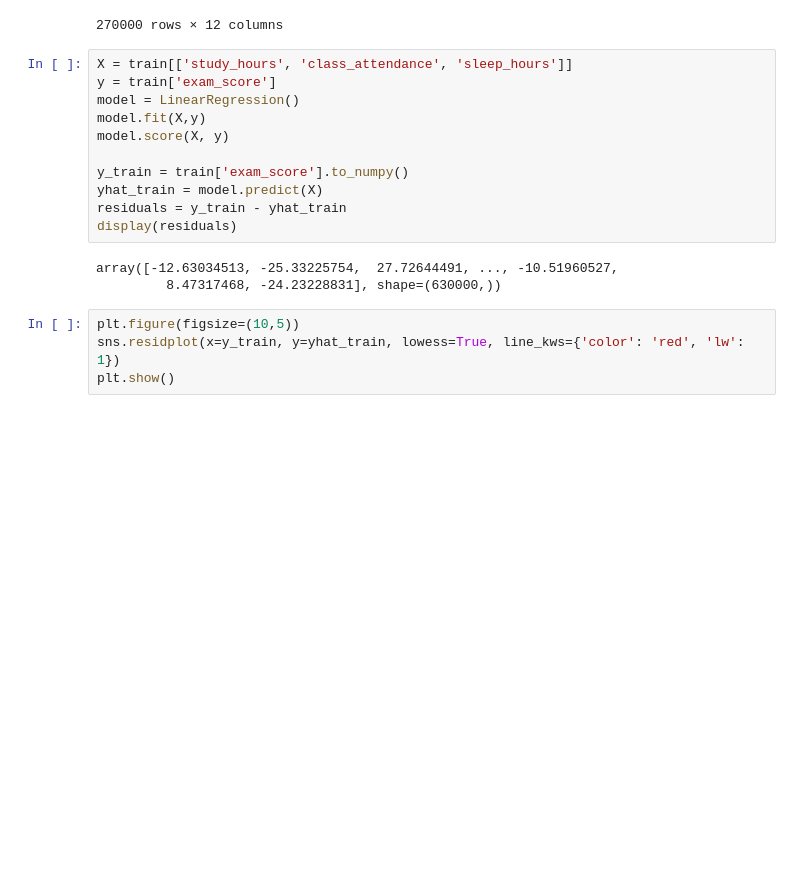
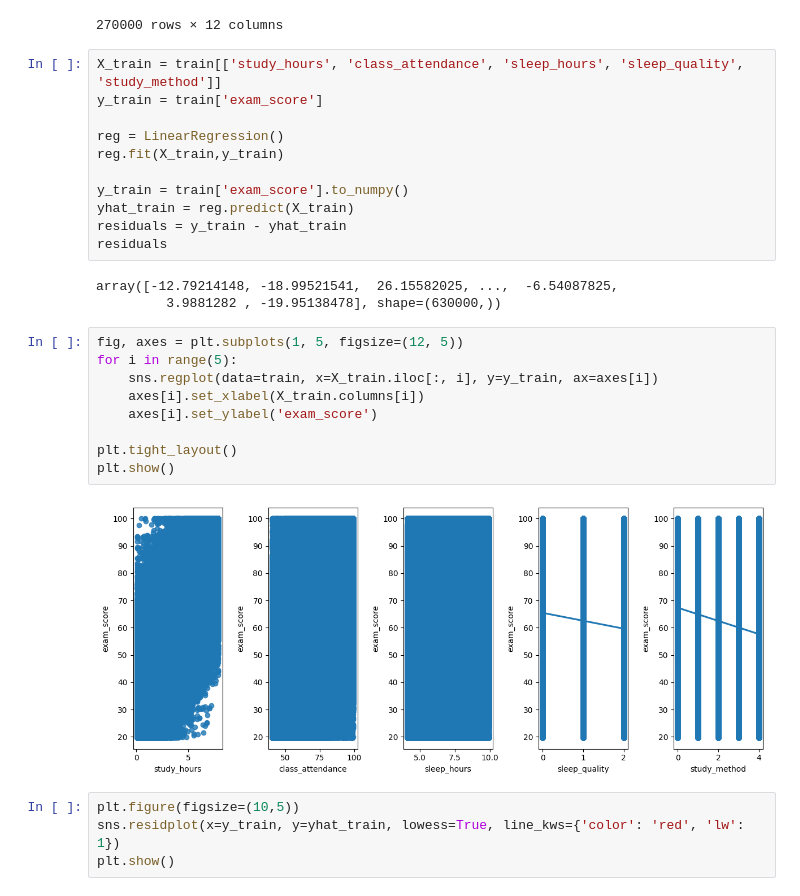
Before and after one commit to DanWanschitz/projects, a Jupyter notebook: predicting_student_scores.ipynb, the cells around one changed output. Drawn from its saved outputs; the diff is of its cells as text; blank space fills up the shorter version.

```diff
--- a/predicting_student_scores.ipynb
+++ b/predicting_student_scores.ipynb
@@ -143,19 +145,30 @@ test
 | 269999 | 899999 | 20 | 0 | 0 | 5.86 | 59.7 | 1 | 8.9 | ... |
 270000 rows × 12 columns
 # %%
-X = train[['study_hours', 'class_attendance', 'sleep_hours']]
-y = train['exam_score']
-model = LinearRegression()
-model.fit(X,y)
-model.score(X, y)
+X_train = train[['study_hours', 'class_attendance', 'sleep_hours', 'sleep_quality', 'study_method']]
+y_train = train['exam_score']
+
+reg = LinearRegression()
+reg.fit(X_train,y_train)
 
 y_train = train['exam_score'].to_numpy()
-yhat_train = model.predict(X)
+yhat_train = reg.predict(X_train)
 residuals = y_train - yhat_train
-display(residuals)
+residuals
 # %% [output]
-array([-12.63034513, -25.33225754,  27.72644491, ..., -10.51960527,
-         8.47317468, -24.23228831], shape=(630000,))
+array([-12.79214148, -18.99521541,  26.15582025, ...,  -6.54087825,
+         3.9881282 , -19.95138478], shape=(630000,))
+# %%
+fig, axes = plt.subplots(1, 5, figsize=(12, 5))
+for i in range(5):
+    sns.regplot(data=train, x=X_train.iloc[:, i], y=y_train, ax=axes[i])
+    axes[i].set_xlabel(X_train.columns[i])
+    axes[i].set_ylabel('exam_score')
+
+plt.tight_layout()
+plt.show()
+# %% [output]
+[figure, added]
 # %%
 plt.figure(figsize=(10,5))
 sns.residplot(x=y_train, y=yhat_train, lowess=True, line_kws={'color': 'red', 'lw': 1})
```
Also changed, not shown: parts of 2 cells of this notebook.
